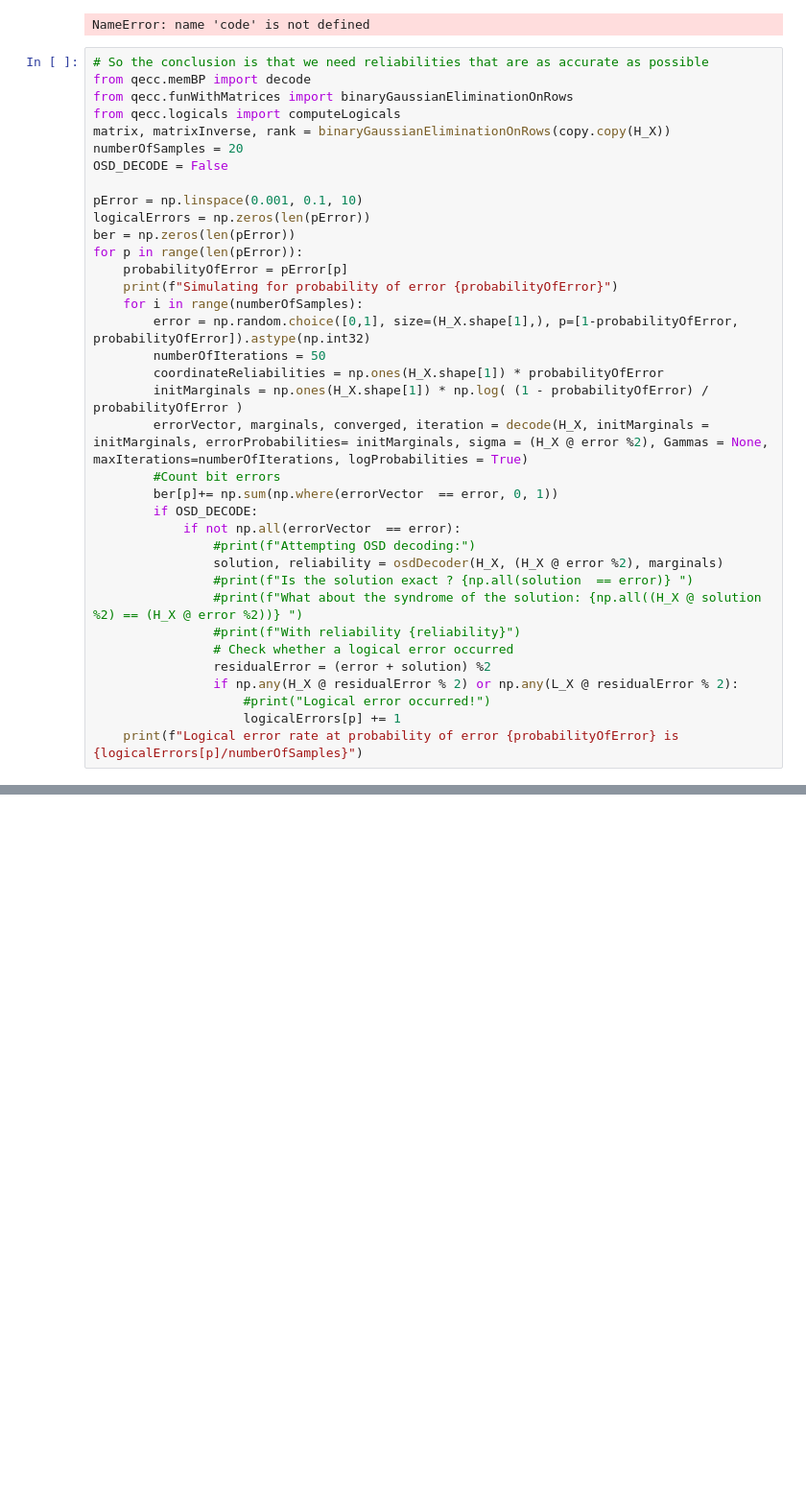
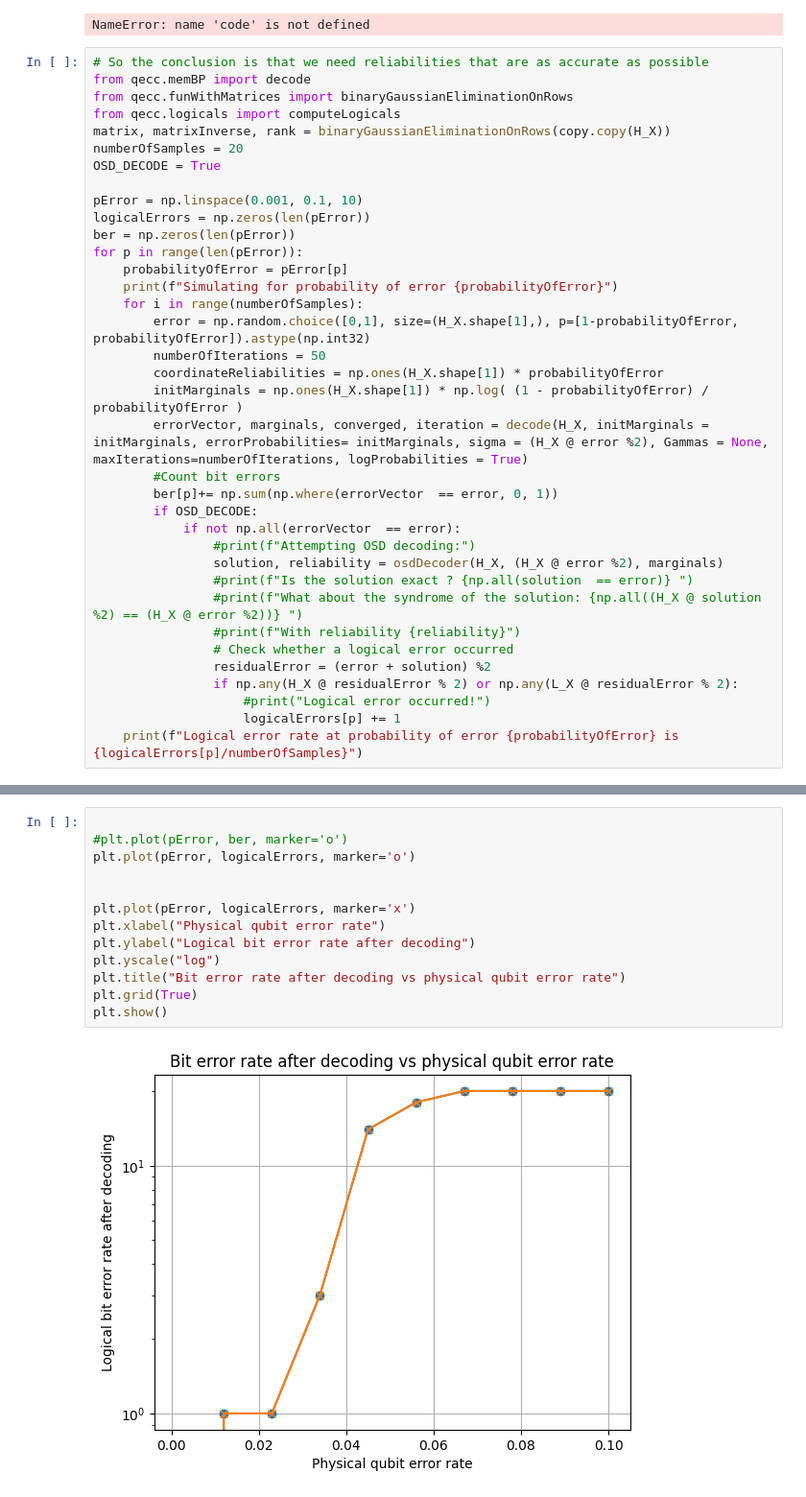
Before and after one commit to Omer-Sella/qecc, a Jupyter notebook: notebooks/2 orderedStatisticsDecoding.ipynb, the cells around one changed output, grey strips where cells are left out. Shown at 96% size. Saved outputs shown, nothing was run; the diff lists cells and outputs as text; blank space fills up the shorter version.

```diff
--- a/notebooks/2 orderedStatisticsDecoding.ipynb
+++ b/notebooks/2 orderedStatisticsDecoding.ipynb
@@ -120,7 +120,7 @@ from qecc.funWithMatrices import binaryGaussianEliminationOnRows
 from qecc.logicals import computeLogicals
 matrix, matrixInverse, rank = binaryGaussianEliminationOnRows(copy.copy(H_X))
 numberOfSamples = 20
-OSD_DECODE = False
+OSD_DECODE = True
 
 pError = np.linspace(0.001, 0.1, 10)
 logicalErrors = np.zeros(len(pError))
@@ -172,0 +180,15 @@ plt.plot(pError, ber, marker='o')
+# %%
+
+#plt.plot(pError, ber, marker='o')
+plt.plot(pError, logicalErrors, marker='o')
+
+
+plt.plot(pError, logicalErrors, marker='x')
+plt.xlabel("Physical qubit error rate")
+plt.ylabel("Logical bit error rate after decoding")
+plt.yscale("log")
+plt.title("Bit error rate after decoding vs physical qubit error rate")
+plt.grid(True)
+plt.show()
+# %% [output]
+[figure, added]
```
Also changed, not shown: parts of 4 cells of this notebook, 1 other file.
